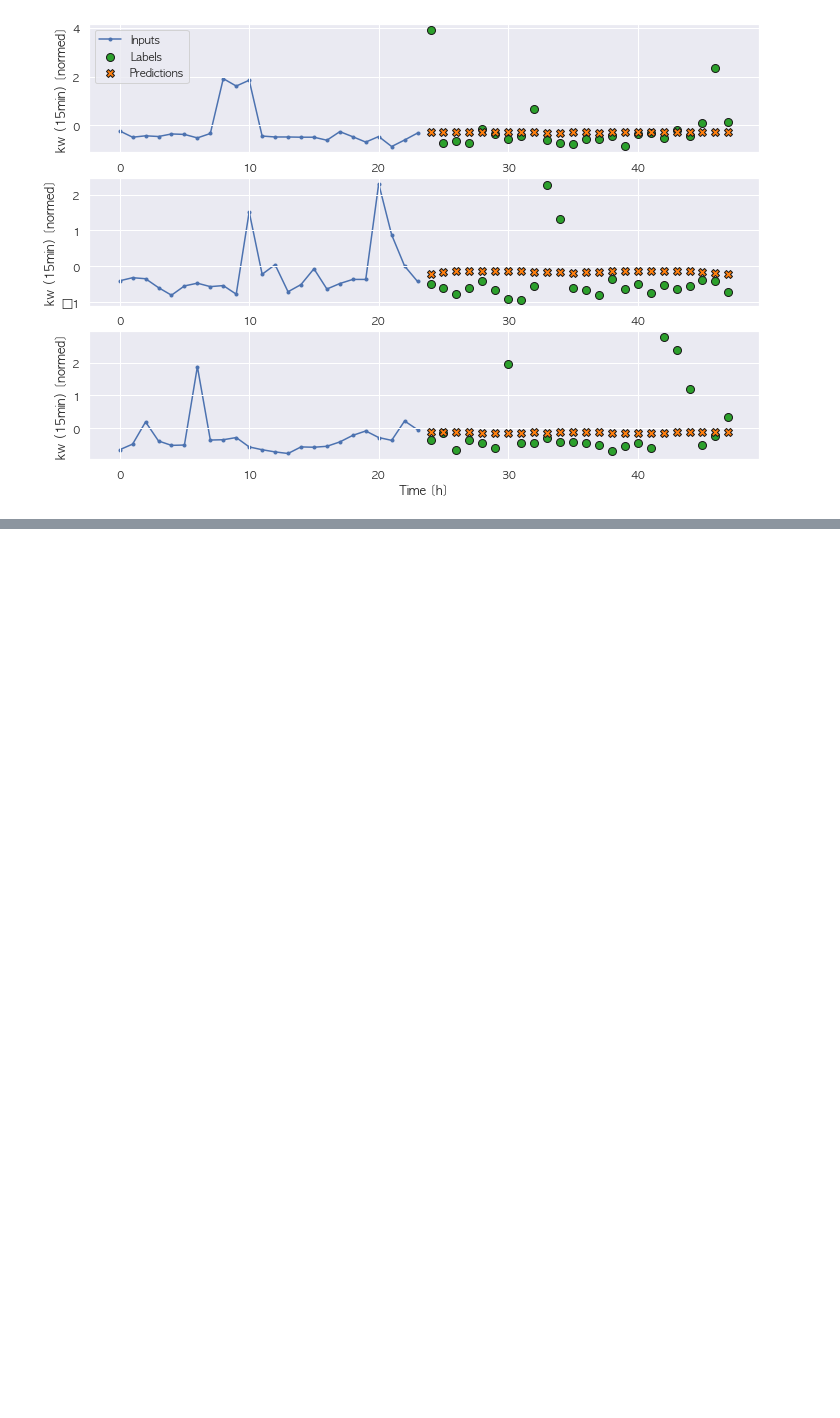
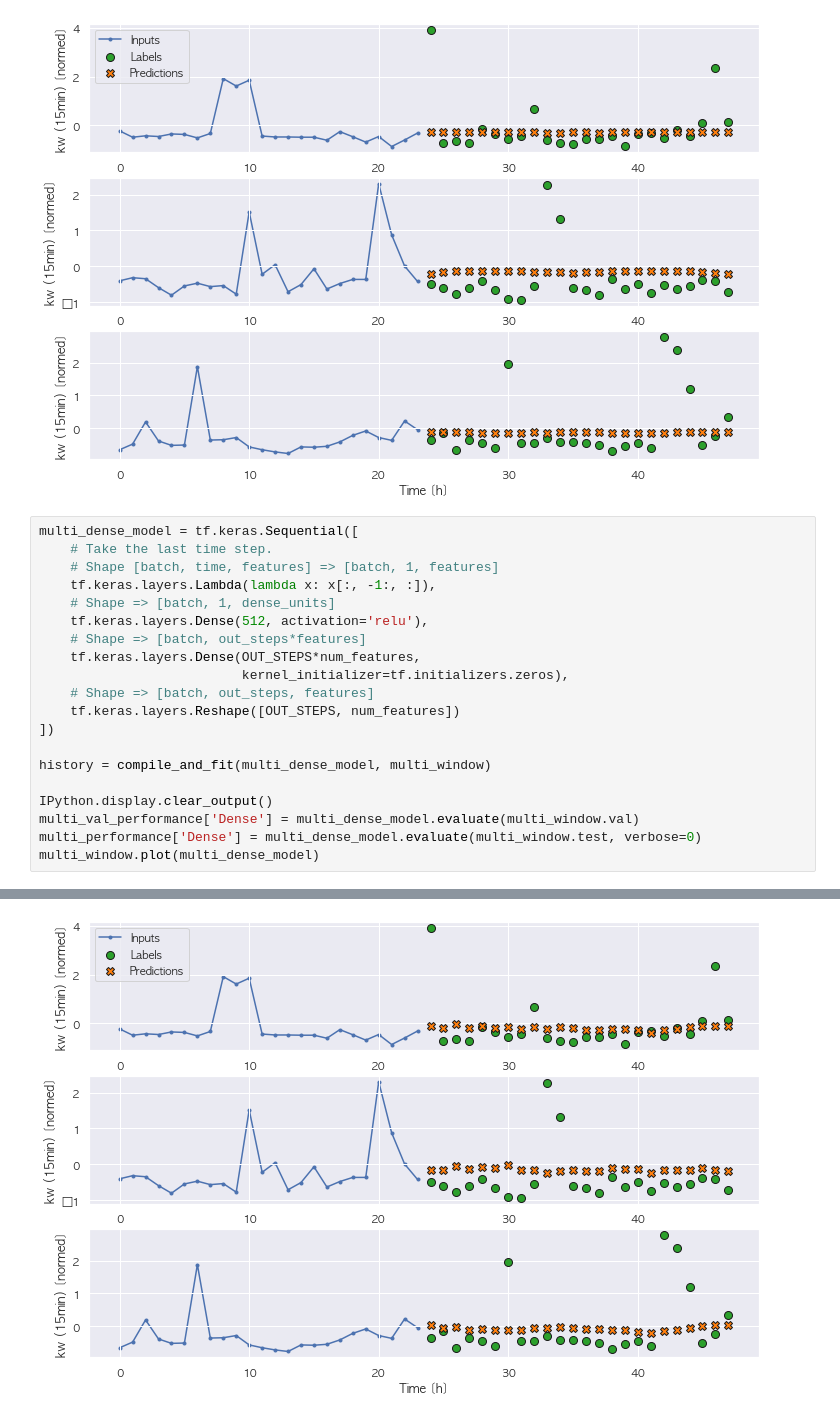
Before and after one commit to formegusto/study-timeseriesforecasting, a Jupyter notebook: Multi Timestep Model Test.ipynb, the cells around one changed output, grey strips where cells are left out. Cells and saved outputs as stored; diff of their text form; blank space fills up the shorter version.

Commit message:
multi timesteps model test 2

```diff
--- a/Multi Timestep Model Test.ipynb
+++ b/Multi Timestep Model Test.ipynb
@@ -314,3 +314,24 @@ multi_window.plot(multi_linear_model)
 # %% [output]
 54/54 [==============================] - 0s 893us/step - loss: 0.4901 - mean_absolute_error: 0.4432
 [figure]
+# %%
+multi_dense_model = tf.keras.Sequential([
+    # Take the last time step.
+    # Shape [batch, time, features] => [batch, 1, features]
+    tf.keras.layers.Lambda(lambda x: x[:, -1:, :]),
+    # Shape => [batch, 1, dense_units]
+    tf.keras.layers.Dense(512, activation='relu'),
+    # Shape => [batch, out_steps*features]
+    tf.keras.layers.Dense(OUT_STEPS*num_features,
+                          kernel_initializer=tf.initializers.zeros),
+    # Shape => [batch, out_steps, features]
+    tf.keras.layers.Reshape([OUT_STEPS, num_features])
+])
+
+history = compile_and_fit(multi_dense_model, multi_window)
+
+IPython.display.clear_output()
+multi_val_performance['Dense'] = multi_dense_model.evaluate(multi_window.val)
+multi_performance['Dense'] = multi_dense_model.evaluate(multi_window.test, verbose=0)
+multi_window.plot(multi_dense_model)
+# %% [output]
@@ -316,0 +339 @@ multi_window.plot(multi_linear_model)
+[figure, added]
```
Also changed, not shown: parts of 12 cells of this notebook, 2 other files.
